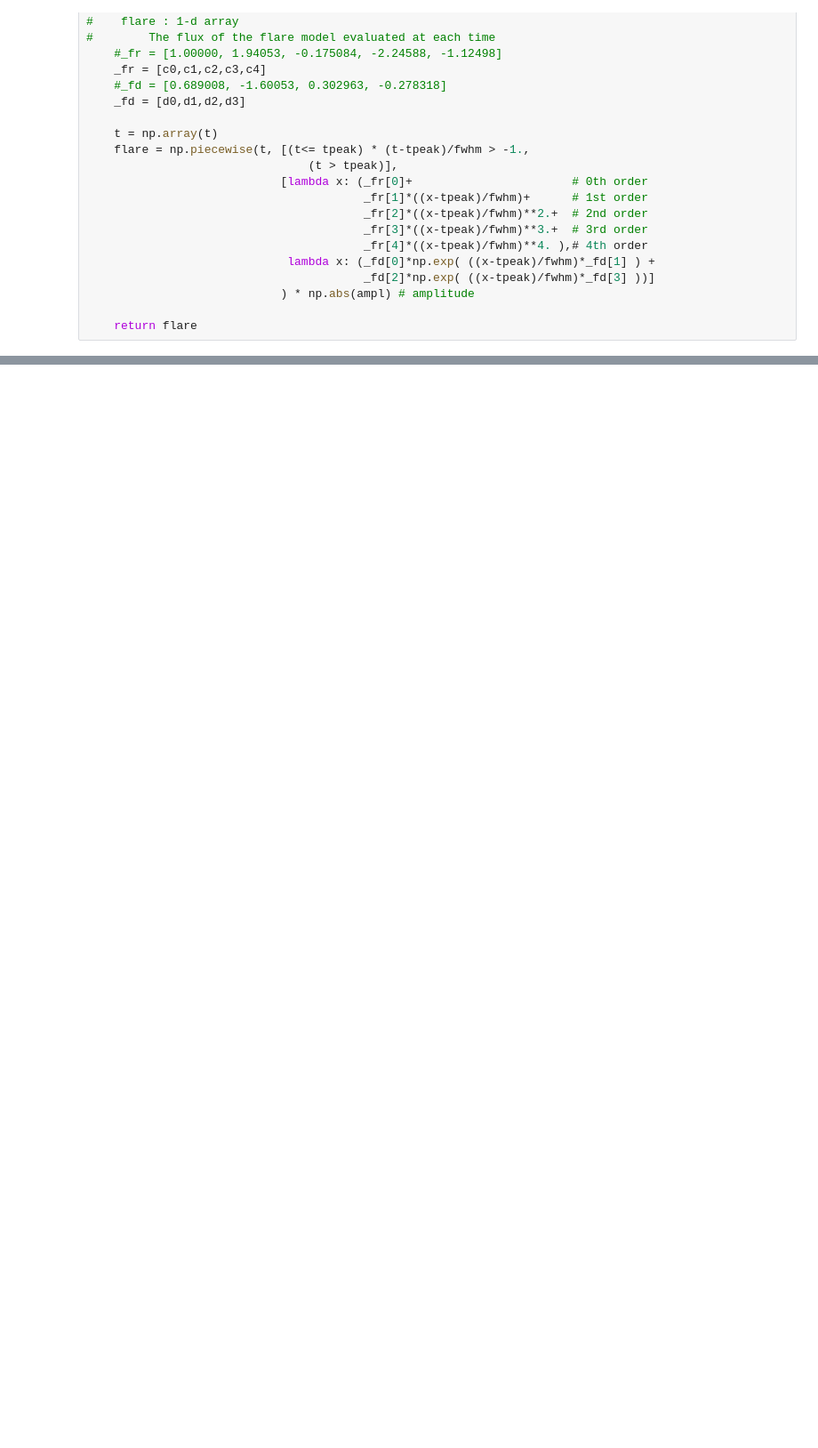
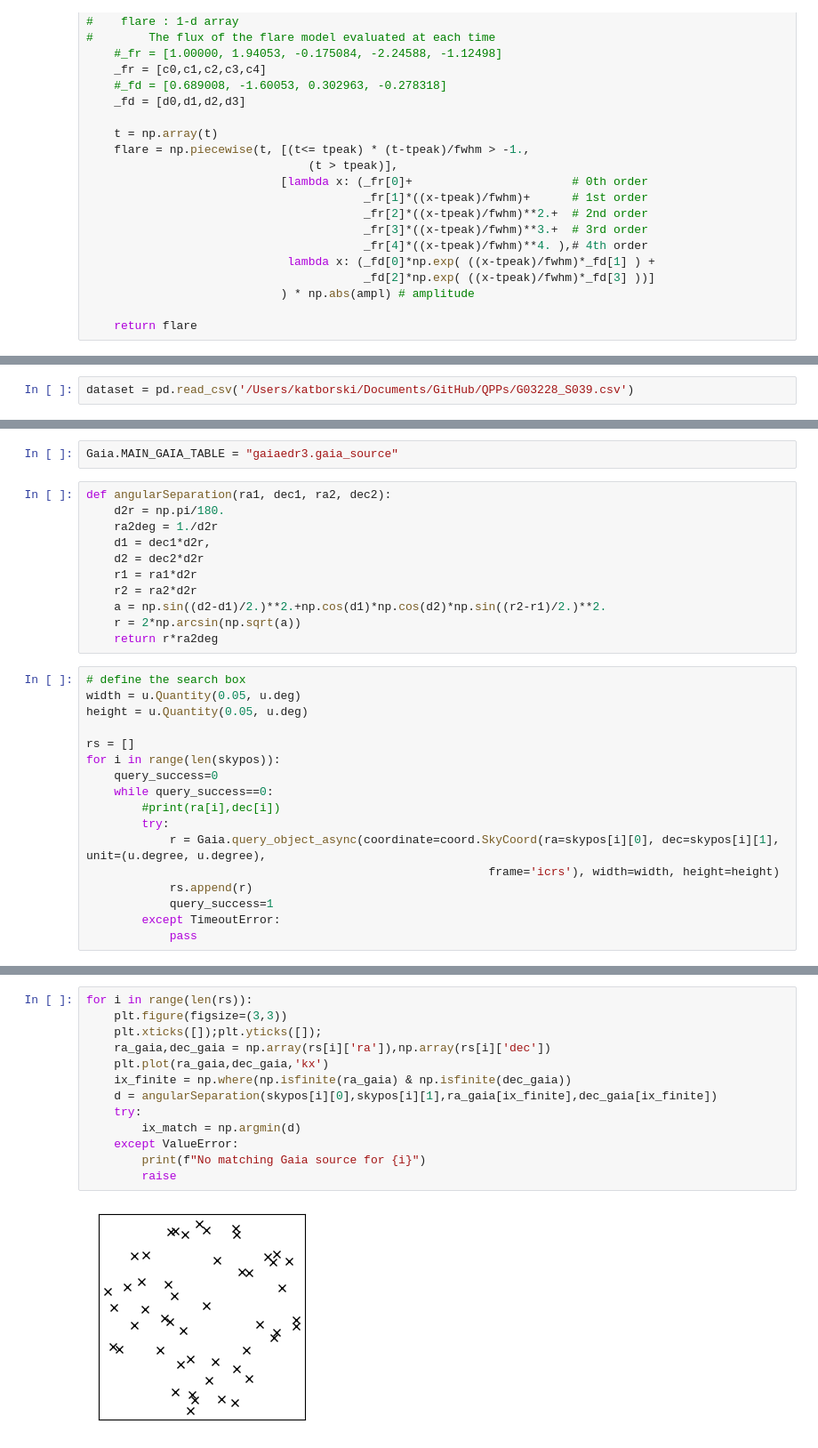
Before and after one commit to MillionConcepts/tess_swift_afpsc, a Jupyter notebook: QPPs/moonbow-main/moonbow/QPP_find.ipynb, the cells around one changed output, grey strips where cells are left out. Shown: that part at 89% size. Saved outputs shown, nothing was run; the diff lists cells and outputs as text; blank space fills up the shorter version.

Commit message:
crossmatch w/ gaia. currently debugging to see where errors are coming in on certain targets

```diff
--- a/QPPs/moonbow-main/moonbow/QPP_find.ipynb
+++ b/QPPs/moonbow-main/moonbow/QPP_find.ipynb
@@ -466,0 +410,2 @@ fn
+# %%
+dataset = pd.read_csv('/Users/katborski/Documents/GitHub/QPPs/G03228_S039.csv')
@@ -466,0 +418,30 @@ fn
+# %%
+Gaia.MAIN_GAIA_TABLE = "gaiaedr3.gaia_source"
+# %%
+def angularSeparation(ra1, dec1, ra2, dec2):
+    d2r = np.pi/180.
+    ra2deg = 1./d2r
+    d1 = dec1*d2r,
+    d2 = dec2*d2r
+    r1 = ra1*d2r
+    r2 = ra2*d2r
+    a = np.sin((d2-d1)/2.)**2.+np.cos(d1)*np.cos(d2)*np.sin((r2-r1)/2.)**2.
+    r = 2*np.arcsin(np.sqrt(a))
+    return r*ra2deg
+# %%
+# define the search box
+width = u.Quantity(0.05, u.deg)
+height = u.Quantity(0.05, u.deg)
+
+rs = []
+for i in range(len(skypos)):
+    query_success=0
+    while query_success==0:
+        #print(ra[i],dec[i])
+        try:
+            r = Gaia.query_object_async(coordinate=coord.SkyCoord(ra=skypos[i][0], dec=skypos[i][1], unit=(u.degree, u.degree),
+                                                          frame='icrs'), width=width, height=height)
+            rs.append(r)
+            query_success=1
+        except TimeoutError:
+            pass
@@ -466,0 +466,15 @@ fn
+# %%
+for i in range(len(rs)):
+    plt.figure(figsize=(3,3))
+    plt.xticks([]);plt.yticks([]);
+    ra_gaia,dec_gaia = np.array(rs[i]['ra']),np.array(rs[i]['dec'])
+    plt.plot(ra_gaia,dec_gaia,'kx')
+    ix_finite = np.where(np.isfinite(ra_gaia) & np.isfinite(dec_gaia))
+    d = angularSeparation(skypos[i][0],skypos[i][1],ra_gaia[ix_finite],dec_gaia[ix_finite])
+    try:
+        ix_match = np.argmin(d)
+    except ValueError:
+        print(f"No matching Gaia source for {i}")
+        raise
+# %% [output]
+[figure, added]
```
Also changed, not shown: parts of 48 cells of this notebook.
